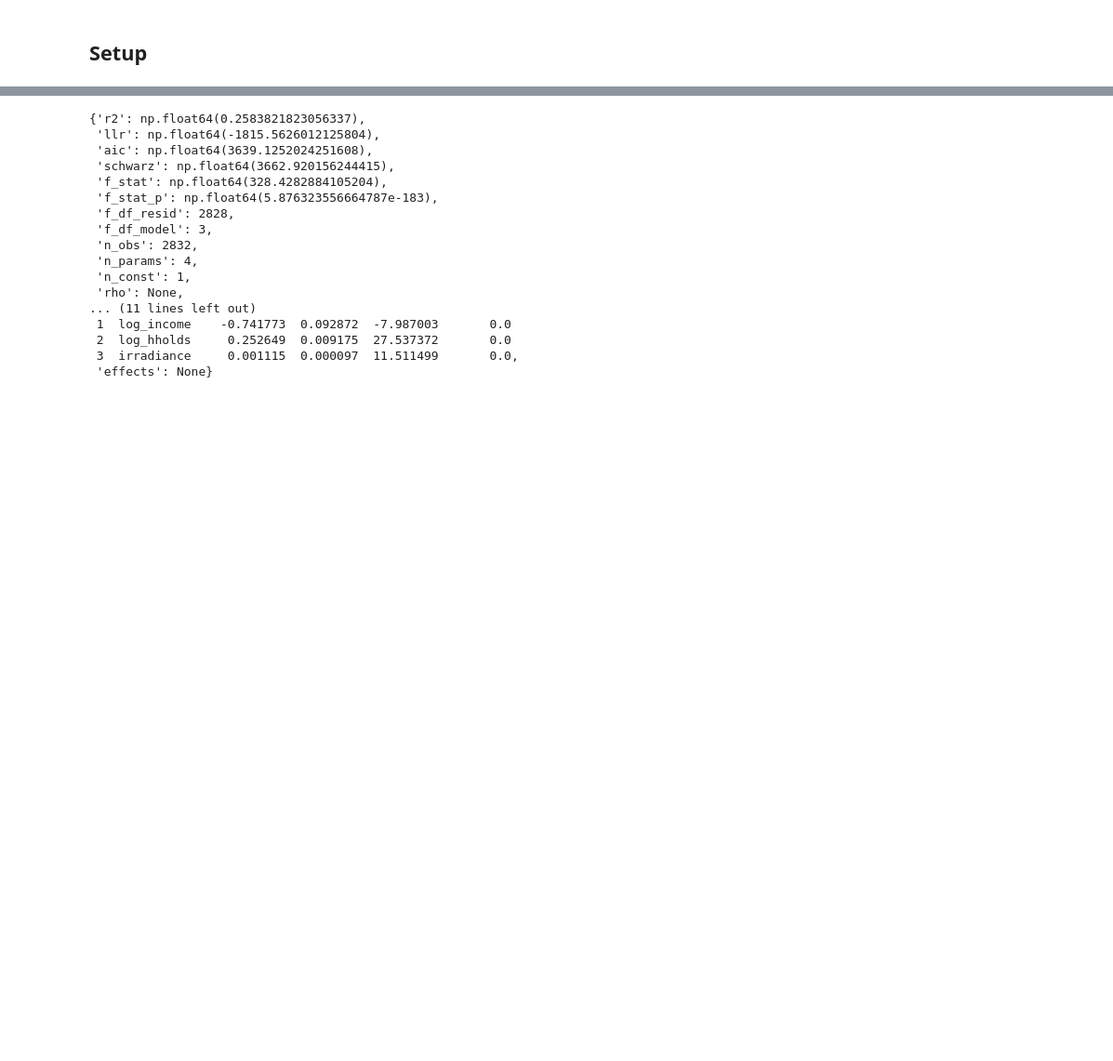
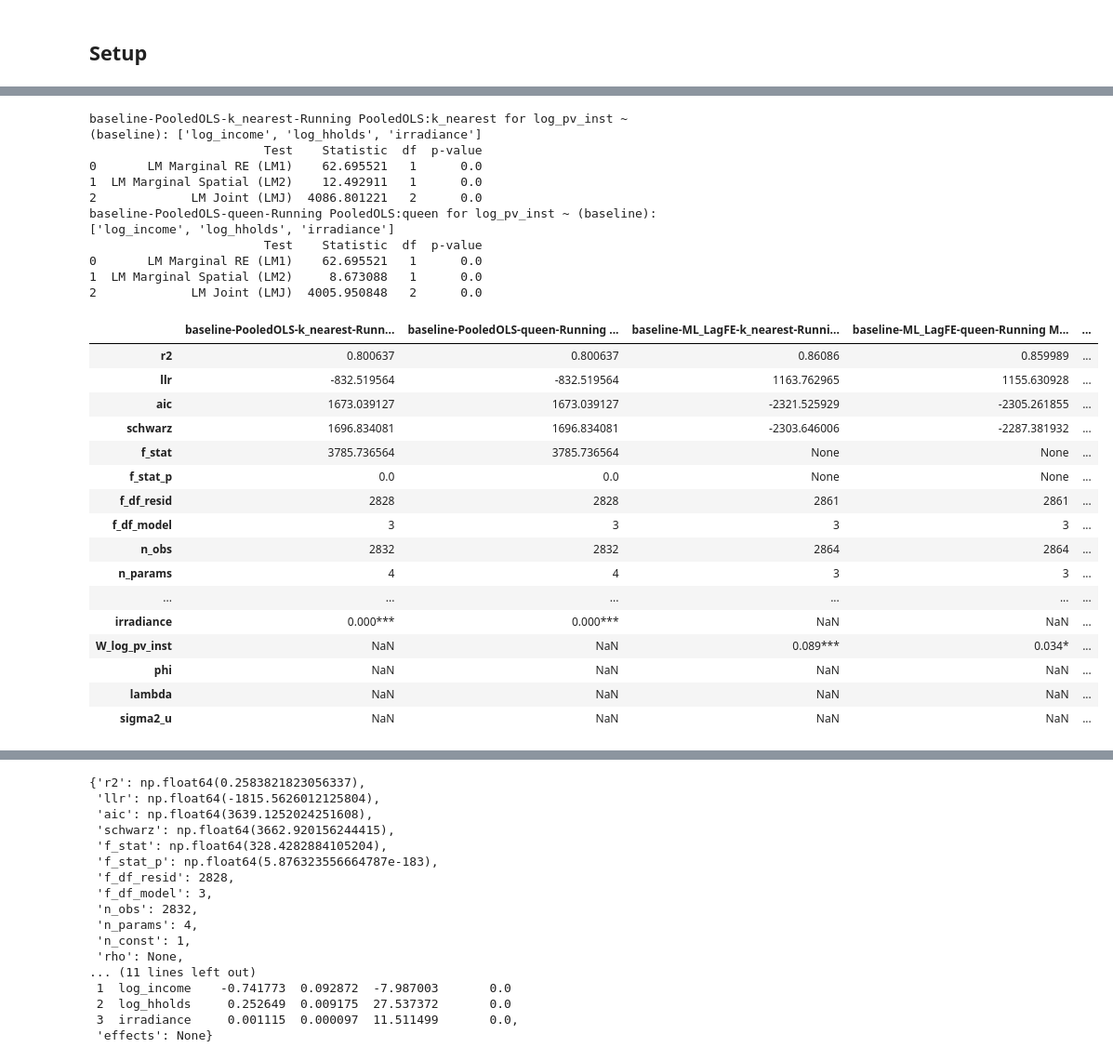
Before and after one commit to Ellariel/uktest, a Jupyter notebook: analysis.ipynb, the cells around one changed output, grey strips where cells are left out. Shown at 93% size. Drawn from its saved outputs; the diff is of its cells as text; code cells hidden in the pictures; blank space fills up the shorter version.

```diff
--- a/analysis.ipynb
+++ b/analysis.ipynb
@@ -166,0 +378,44 @@ get_full_table()
+# %%
+get_full_table(y='log_pv_inst',
+                   x_vars='baseline',
+                   w_methods = [#"inverse_distance",
+                                "k_nearest",
+                                "queen"
+                                ],
+                    n_models = ["PooledOLS",
+                                #"PanelFE",
+                                #"PanelRE",
+                                "ML_LagFE",
+                                "ML_LagRE",
+                                "ML_ErrorRE",
+                                "ML_ErrorFE",
+                                ],
+                   )
+# %% [output]
+baseline-PooledOLS-k_nearest-Running PooledOLS:k_nearest for log_pv_inst ~ (baseline): ['log_income', 'log_hholds', 'irradiance']
+                        Test    Statistic  df  p-value
+0       LM Marginal RE (LM1)    62.695521   1      0.0
+1  LM Marginal Spatial (LM2)    12.492911   1      0.0
+2             LM Joint (LMJ)  4086.801221   2      0.0
+baseline-PooledOLS-queen-Running PooledOLS:queen for log_pv_inst ~ (baseline): ['log_income', 'log_hholds', 'irradiance']
+                        Test    Statistic  df  p-value
+0       LM Marginal RE (LM1)    62.695521   1      0.0
+1  LM Marginal Spatial (LM2)     8.673088   1      0.0
+2             LM Joint (LMJ)  4005.950848   2      0.0
+|  | baseline-PooledOLS-k_nearest-Runn... | baseline-PooledOLS-queen-Running ... | baseline-ML_LagFE-k_nearest-Runni... | baseline-ML_LagFE-queen-Running M... | ... |
+| r2 | 0.800637 | 0.800637 | 0.86086 | 0.859989 | ... |
+| llr | -832.519564 | -832.519564 | 1163.762965 | 1155.630928 | ... |
+| aic | 1673.039127 | 1673.039127 | -2321.525929 | -2305.261855 | ... |
+| schwarz | 1696.834081 | 1696.834081 | -2303.646006 | -2287.381932 | ... |
+| f_stat | 3785.736564 | 3785.736564 | None | None | ... |
+| f_stat_p | 0.0 | 0.0 | None | None | ... |
+| f_df_resid | 2828 | 2828 | 2861 | 2861 | ... |
+| f_df_model | 3 | 3 | 3 | 3 | ... |
+| n_obs | 2832 | 2832 | 2864 | 2864 | ... |
+| n_params | 4 | 4 | 3 | 3 | ... |
+| ... | ... | ... | ... | ... | ... |
+| irradiance | 0.000*** | 0.000*** | NaN | NaN | ... |
+| W_log_pv_inst | NaN | NaN | 0.089*** | 0.034* | ... |
+| phi | NaN | NaN | NaN | NaN | ... |
+| lambda | NaN | NaN | NaN | NaN | ... |
+| sigma2_u | NaN | NaN | NaN | NaN | ... |
```
Also changed, not shown: parts of 12 cells of this notebook, 4 other files.
